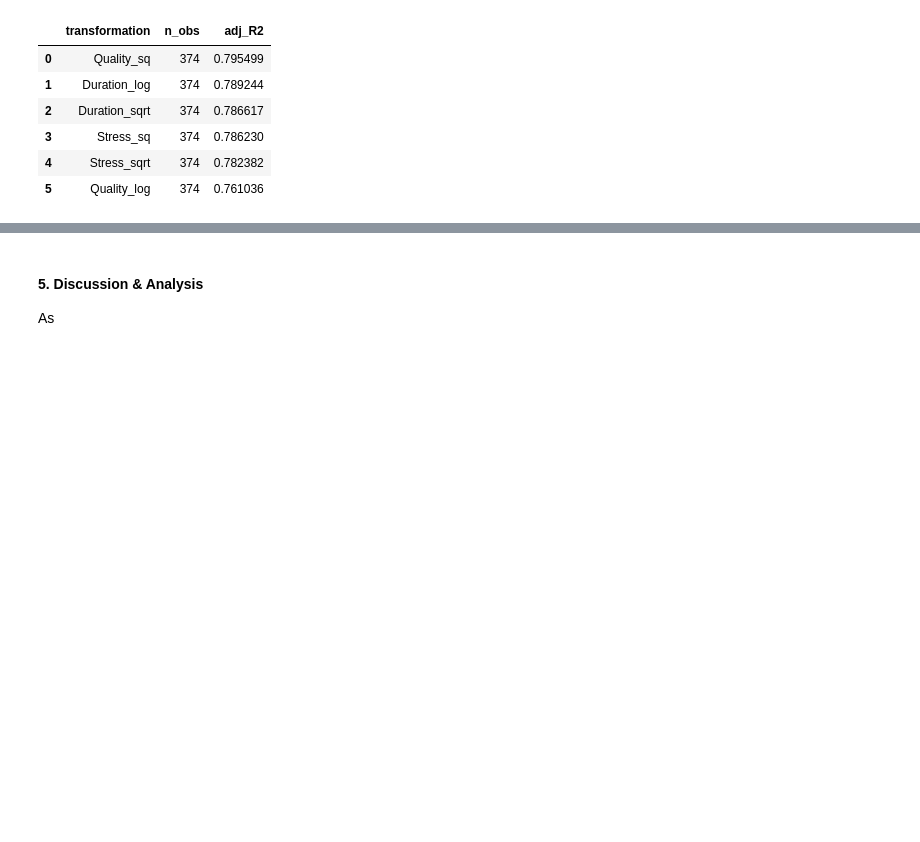
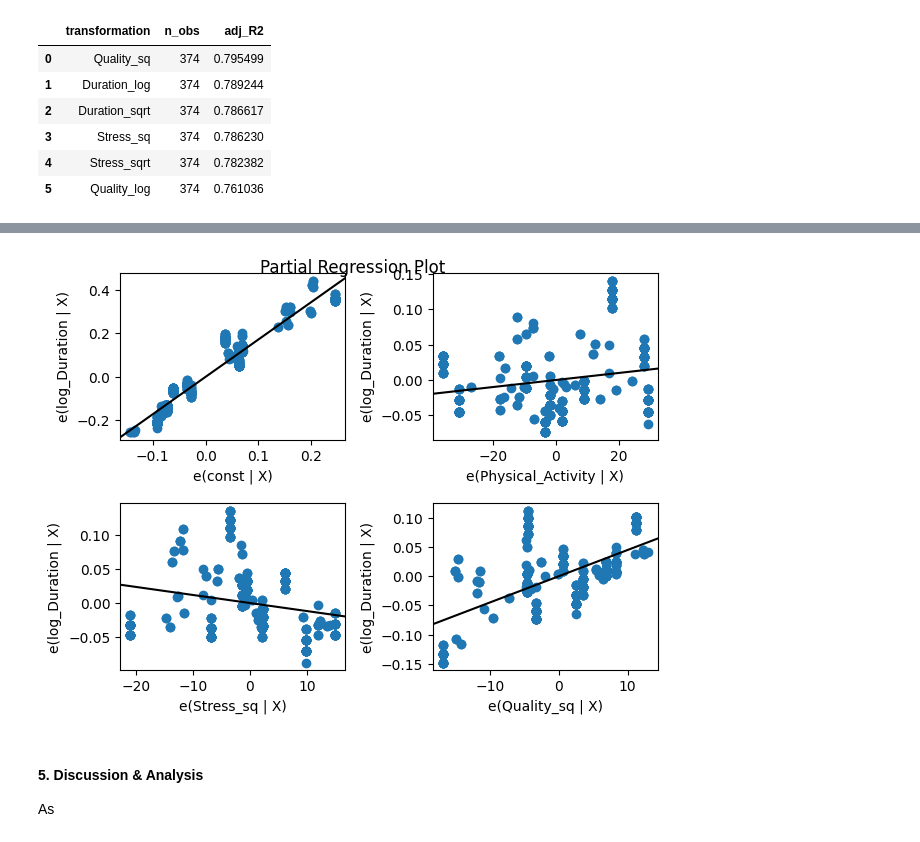
Before and after one commit to RaihanArvi/Math_360_Assignment_3, a Jupyter notebook: assignment3.ipynb, the cells around one changed output, grey strips where cells are left out. Drawn from its saved outputs; the diff is of its cells as text; code cells hidden in the pictures; blank space fills up the shorter version.

```diff
--- a/assignment3.ipynb
+++ b/assignment3.ipynb
@@ -193,3 +278,8 @@ Adjusted R^2: 0.79715
+# %%
+fig = sm.graphics.plot_partregress_grid(model_trans)
+plt.show()
+# %% [output]
+[figure, added]
 # %% [markdown]
 #### **5. Discussion & Analysis**
 
```
Also changed, not shown: parts of 11 cells of this notebook.
